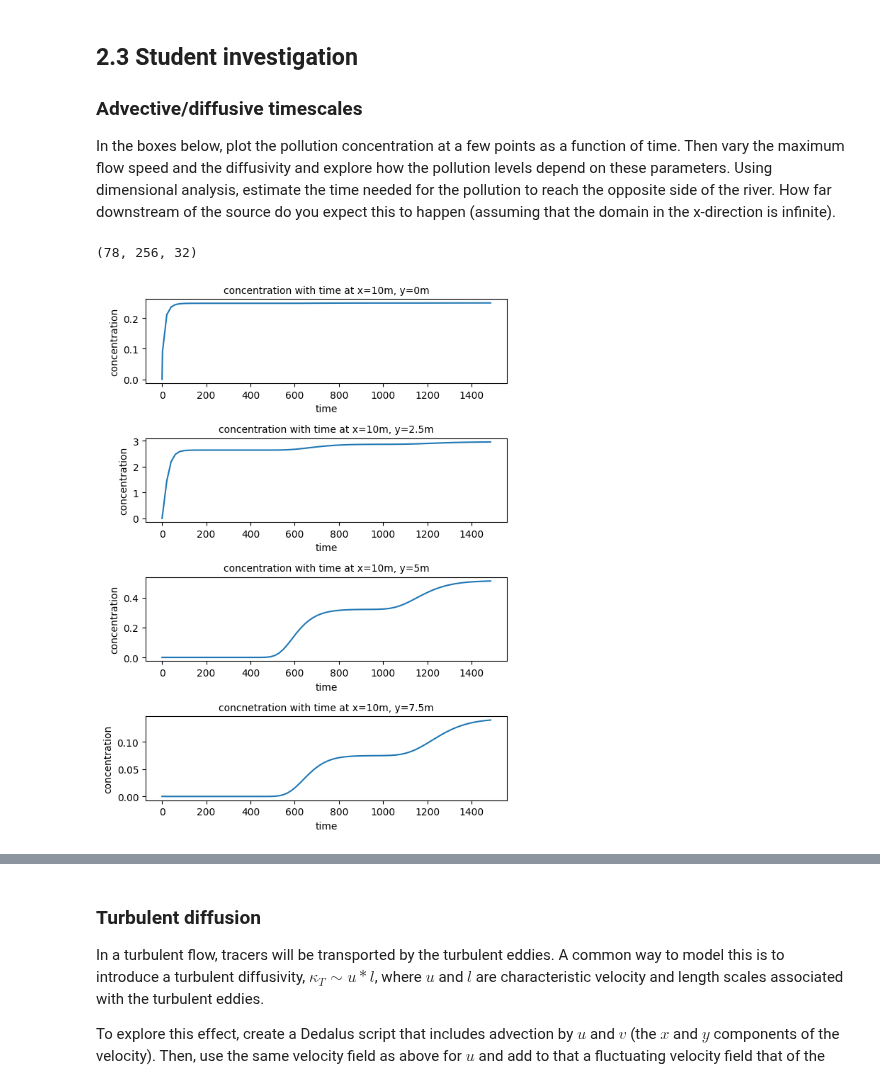
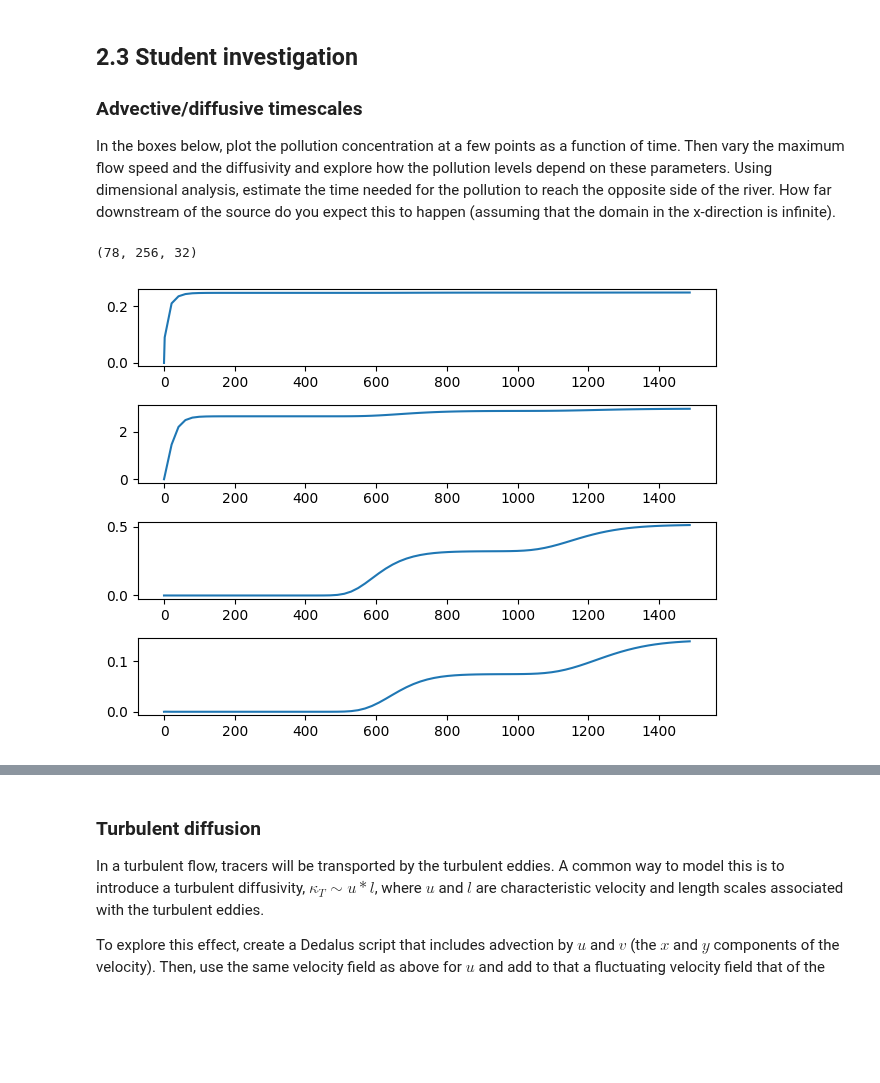
Before and after one commit to meganlouiseedwards/QCES, a Jupyter notebook: Project2_transport.ipynb, the cells around one changed output, grey strips where cells are left out. Saved outputs shown, nothing was run; the diff lists cells and outputs as text; code cells hidden in the pictures; blank space fills up the shorter version.

```diff
--- a/Project2_transport.ipynb
+++ b/Project2_transport.ipynb
@@ -577,42 +577,29 @@ INFO:matplotlib.animation:MovieWriter._run: running command: ffmpeg -f rawvideo
 <a id='section2pt3'></a>
 ### Advective/diffusive timescales
 In the boxes below, plot the pollution concentration at a few points as a function of time. Then vary the maximum flow speed and the diffusivity and explore how the pollution levels depend on these parameters. Using dimensional analysis, estimate the time needed for the pollution to reach the opposite side of the river. How far downstream of the source do you expect this to happen (assuming that the domain in the x-direction is infinite).
-# %%
-print(c_save.shape)
-#[time, x, y]
-#limits L=50, w=10
-# %% [output]
-(78, 256, 32)
+# %%
+# ADD YOUR CODE HERE
+print(c_save.shape)
+# %% [output]
+(78, 256, 32)
 # %%
-plt.figure(figsize=(6,8))
+plt.figure()
 plt.subplot(4,1,1)
 plt.plot(t_save,c_save[:,50,0])
-plt.title('concentration with time at x=10m, y=0m', fontsize =10)
-plt.xlabel('time')
-plt.ylabel('concentration')
 
 plt.subplot(4,1,2)
 plt.plot(t_save,c_save[:,50,8])
-plt.title('concentration with time at x=10m, y=2.5m', fontsize=10)
-plt.xlabel('time')
-plt.ylabel('concentration')
 
 plt.subplot(4,1,3)
 plt.plot(t_save, c_save[:,50,16])
-plt.title('concentration with time at x=10m, y=5m', fontsize=10)
-plt.xlabel('time')
-plt.ylabel('concentration')
 
 plt.subplot(4,1,4)
 plt.plot(t_save, c_save[:,50,24])
-plt.title('concnetration with time at x=10m, y=7.5m', fontsize=10)
-plt.xlabel('time')
-plt.ylabel('concentration')
 
 plt.tight_layout()
 
 plt.show()
 # %% [output]
-[figure, old version]
+[figure, new version]
 # %%
 
```
Also changed, not shown: parts of 24 cells of this notebook.
